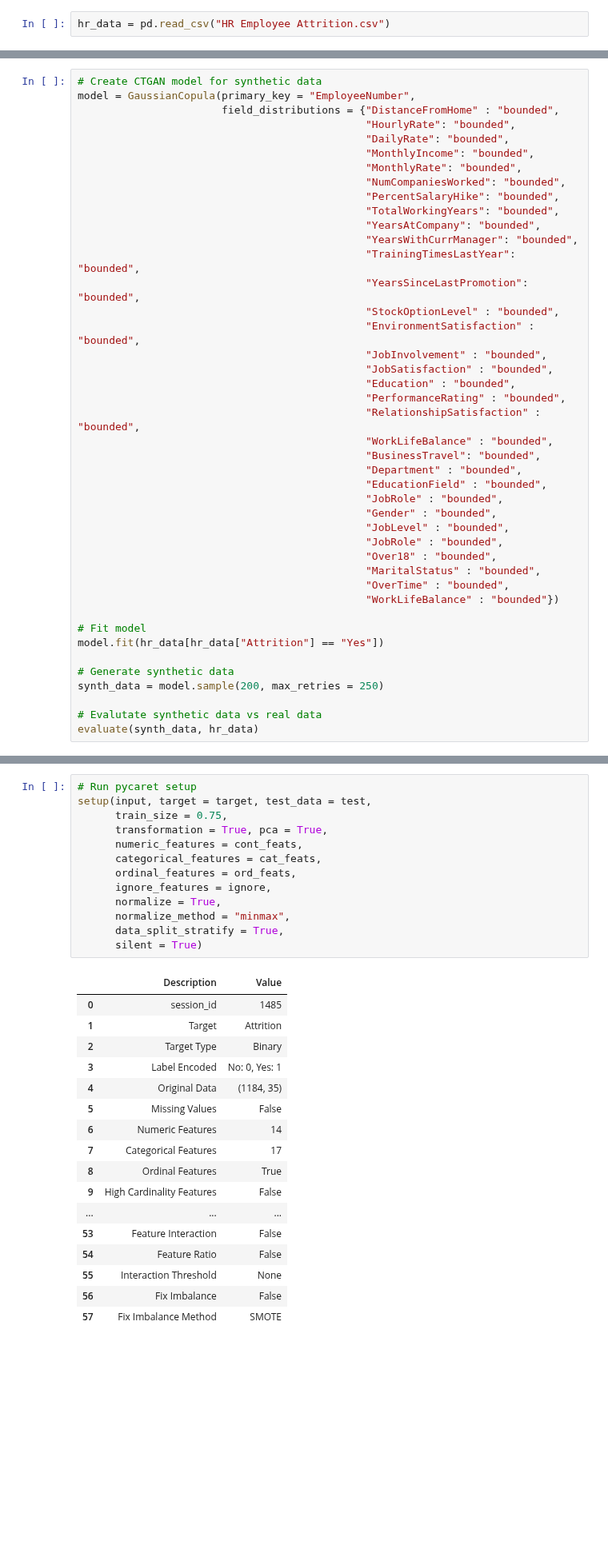
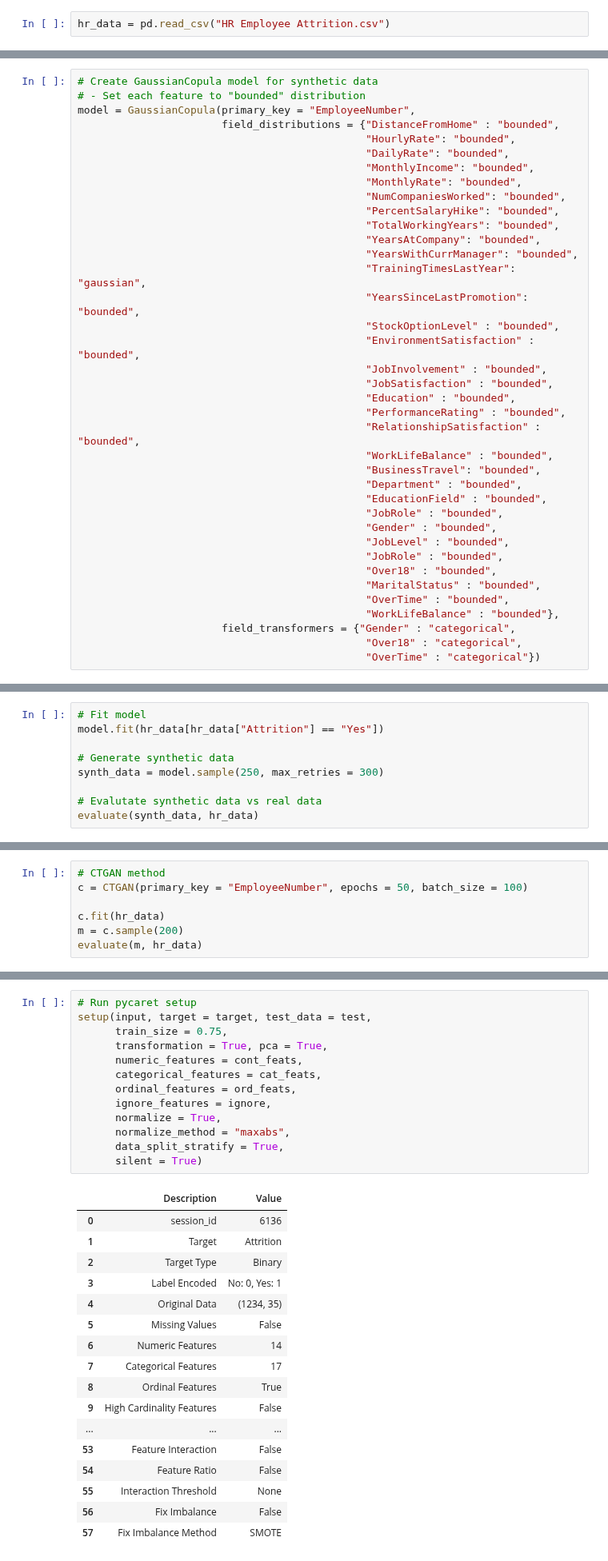
Before and after one commit to Oufattole/HR-Attrition, a Jupyter notebook: Predicting_employee_attrition.ipynb, the cells around one changed output, grey strips where cells are left out. Shown at 80% size. Drawn from its saved outputs; the diff is of its cells as text; blank space fills up the shorter version.

Commit message:
Added CTGAN, need to run avec Bayes Opt + evaluate.

```diff
--- a/Predicting_employee_attrition.ipynb
+++ b/Predicting_employee_attrition.ipynb
@@ -25,7 +25,8 @@ hr_data.head()
 | 3 | 33 | No | Travel_Frequently | 1392 | Research & Development | 3 | 4 | ... |
 | 4 | 27 | No | Travel_Rarely | 591 | Research & Development | 2 | 1 | ... |
 # %%
-# Create CTGAN model for synthetic data
+# Create GaussianCopula model for synthetic data
+# - Set each feature to "bounded" distribution
 model = GaussianCopula(primary_key = "EmployeeNumber",
                        field_distributions = {"DistanceFromHome" : "bounded",
                                               "HourlyRate": "bounded",
@@ -37,7 +38,7 @@ model = GaussianCopula(primary_key = "EmployeeNumber",
                                               "TotalWorkingYears": "bounded",
                                               "YearsAtCompany": "bounded",
                                               "YearsWithCurrManager": "bounded",
-                                              "TrainingTimesLastYear": "bounded",
+                                              "TrainingTimesLastYear": "gaussian",
                                               "YearsSinceLastPromotion": "bounded",
                                               "StockOptionLevel" : "bounded",
                                               "EnvironmentSatisfaction" : "bounded",
@@ -57,13 +58,7 @@ model = GaussianCopula(primary_key = "EmployeeNumber",
                                               "Over18" : "bounded",
                                               "MaritalStatus" : "bounded",
                                               "OverTime" : "bounded",
-                                              "WorkLifeBalance" : "bounded"})
-
-# Fit model
-model.fit(hr_data[hr_data["Attrition"] == "Yes"])
-
-# Generate synthetic data
-synth_data = model.sample(200, max_retries = 250)
-
-# Evalutate synthetic data vs real data
-evaluate(synth_data, hr_data)
+                                              "WorkLifeBalance" : "bounded"},
+                       field_transformers = {"Gender" : "categorical",
+                                              "Over18" : "categorical",
+                                              "OverTime" : "categorical"})
@@ -71,0 +65,9 @@ evaluate(synth_data, hr_data)
+# %%
+# Fit model
+model.fit(hr_data[hr_data["Attrition"] == "Yes"])
+
+# Generate synthetic data
+synth_data = model.sample(250, max_retries = 300)
+
+# Evalutate synthetic data vs real data
+evaluate(synth_data, hr_data)
@@ -71,0 +76,7 @@ evaluate(synth_data, hr_data)
+# %%
+# CTGAN method
+c = CTGAN(primary_key = "EmployeeNumber", epochs = 50, batch_size = 100)
+
+c.fit(hr_data)
+m = c.sample(200)
+evaluate(m, hr_data)
@@ -137,23 +150,23 @@ test = X_test.drop("dataset", axis = 1)
 # %%
 # Run pycaret setup
 setup(input, target = target, test_data = test,
       train_size = 0.75,
       transformation = True, pca = True,
       numeric_features = cont_feats,
       categorical_features = cat_feats,
       ordinal_features = ord_feats,
       ignore_features = ignore,
       normalize = True,
-      normalize_method = "minmax",
+      normalize_method = "maxabs",
       data_split_stratify = True,
       silent = True)
 # %% [output]
 |  | Description | Value |
-| 0 | session_id | 1485 |
+| 0 | session_id | 6136 |
 | 1 | Target | Attrition |
 | 2 | Target Type | Binary |
 | 3 | Label Encoded | No: 0, Yes: 1 |
-| 4 | Original Data | (1184, 35) |
+| 4 | Original Data | (1234, 35) |
 | 5 | Missing Values | False |
 | 6 | Numeric Features | 14 |
 | 7 | Categorical Features | 17 |
```
Also changed, not shown: parts of 10 cells of this notebook.
